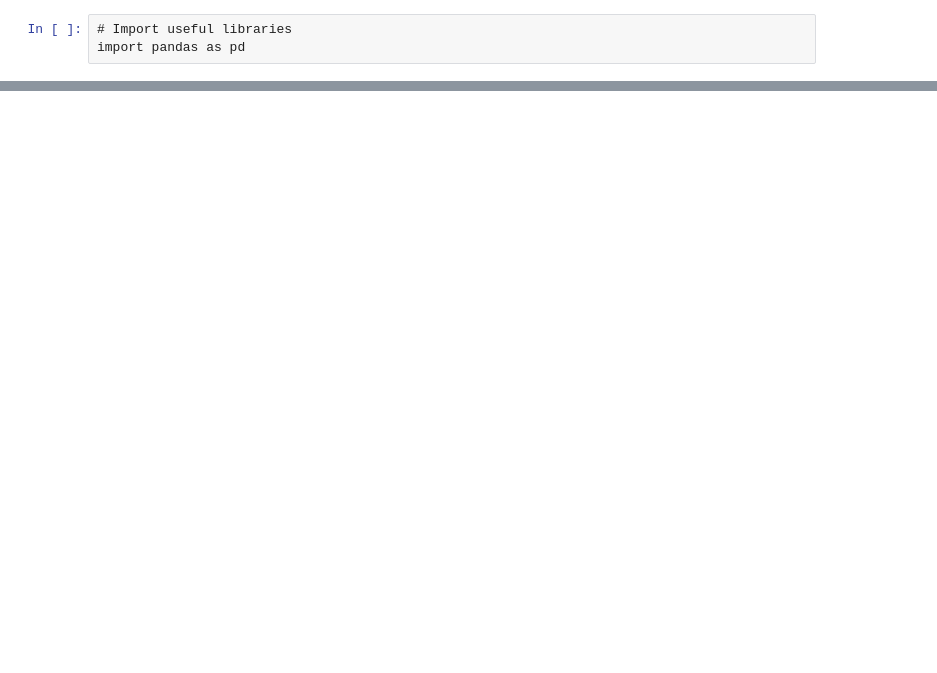
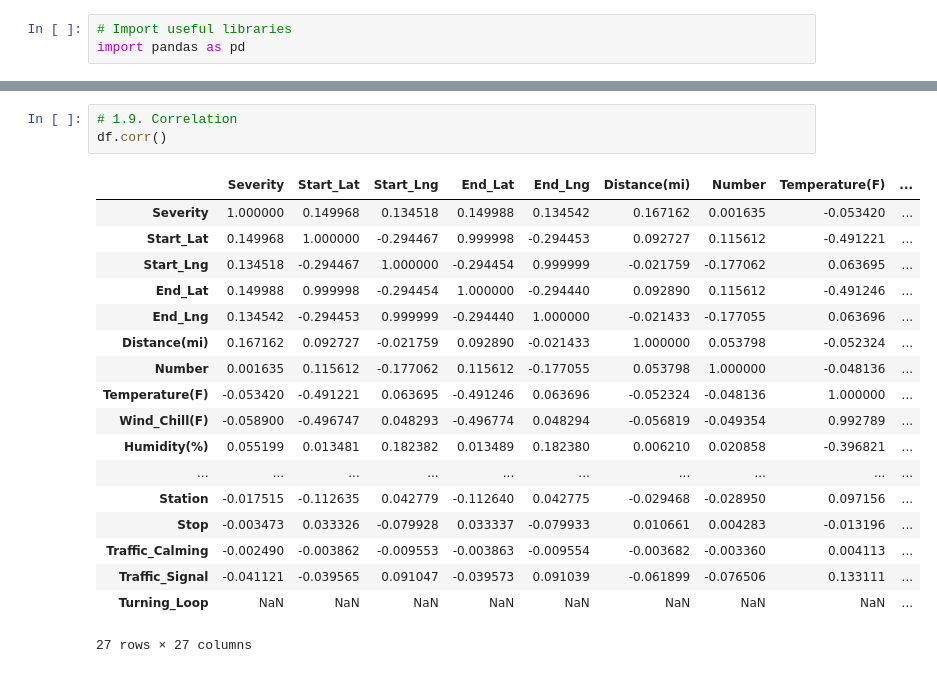
Before and after one commit to data301-2021-winter1/project-group53, a Jupyter notebook: notebooks/analysis1.ipynb, the cells around one changed output, grey strips where cells are left out. Drawn from its saved outputs; the diff is of its cells as text; blank space fills up the shorter version.

```diff
--- a/notebooks/analysis1.ipynb
+++ b/notebooks/analysis1.ipynb
@@ -34,0 +141,22 @@ print(df.head(16))
+# %%
+# 1.9. Correlation
+df.corr()
+# %% [output]
+|  | Severity | Start_Lat | Start_Lng | End_Lat | End_Lng | Distance(mi) | Number | Temperature(F) | ... |
+| Severity | 1.000000 | 0.149968 | 0.134518 | 0.149988 | 0.134542 | 0.167162 | 0.001635 | -0.053420 | ... |
+| Start_Lat | 0.149968 | 1.000000 | -0.294467 | 0.999998 | -0.294453 | 0.092727 | 0.115612 | -0.491221 | ... |
+| Start_Lng | 0.134518 | -0.294467 | 1.000000 | -0.294454 | 0.999999 | -0.021759 | -0.177062 | 0.063695 | ... |
+| End_Lat | 0.149988 | 0.999998 | -0.294454 | 1.000000 | -0.294440 | 0.092890 | 0.115612 | -0.491246 | ... |
+| End_Lng | 0.134542 | -0.294453 | 0.999999 | -0.294440 | 1.000000 | -0.021433 | -0.177055 | 0.063696 | ... |
+| Distance(mi) | 0.167162 | 0.092727 | -0.021759 | 0.092890 | -0.021433 | 1.000000 | 0.053798 | -0.052324 | ... |
+| Number | 0.001635 | 0.115612 | -0.177062 | 0.115612 | -0.177055 | 0.053798 | 1.000000 | -0.048136 | ... |
+| Temperature(F) | -0.053420 | -0.491221 | 0.063695 | -0.491246 | 0.063696 | -0.052324 | -0.048136 | 1.000000 | ... |
+| Wind_Chill(F) | -0.058900 | -0.496747 | 0.048293 | -0.496774 | 0.048294 | -0.056819 | -0.049354 | 0.992789 | ... |
+| Humidity(%) | 0.055199 | 0.013481 | 0.182382 | 0.013489 | 0.182380 | 0.006210 | 0.020858 | -0.396821 | ... |
+| ... | ... | ... | ... | ... | ... | ... | ... | ... | ... |
+| Station | -0.017515 | -0.112635 | 0.042779 | -0.112640 | 0.042775 | -0.029468 | -0.028950 | 0.097156 | ... |
+| Stop | -0.003473 | 0.033326 | -0.079928 | 0.033337 | -0.079933 | 0.010661 | 0.004283 | -0.013196 | ... |
+| Traffic_Calming | -0.002490 | -0.003862 | -0.009553 | -0.003863 | -0.009554 | -0.003682 | -0.003360 | 0.004113 | ... |
+| Traffic_Signal | -0.041121 | -0.039565 | 0.091047 | -0.039573 | 0.091039 | -0.061899 | -0.076506 | 0.133111 | ... |
+| Turning_Loop | NaN | NaN | NaN | NaN | NaN | NaN | NaN | NaN | ... |
+27 rows × 27 columns
```
Also changed, not shown: parts of 25 cells of this notebook, 1 other file.
